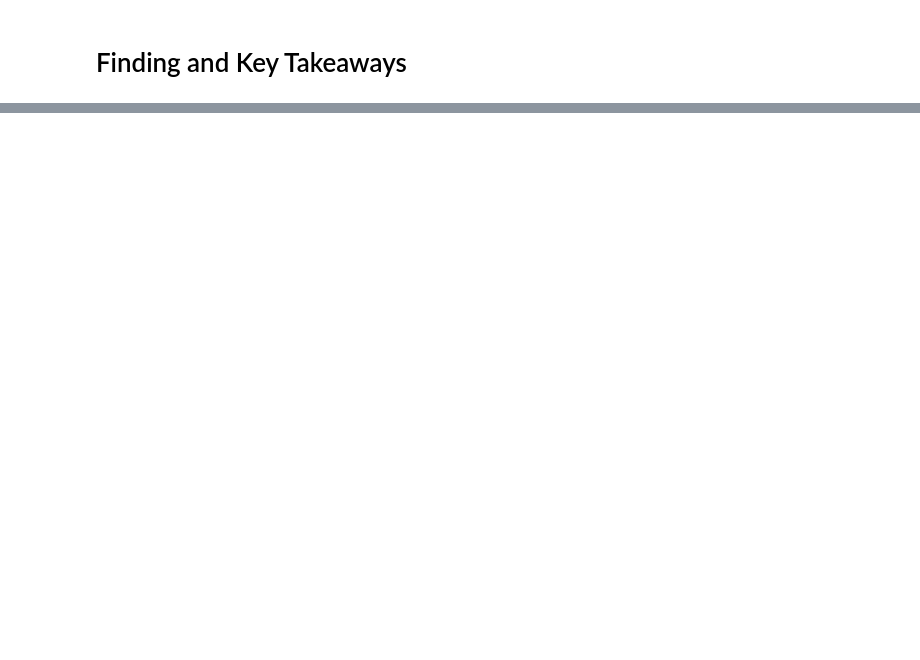
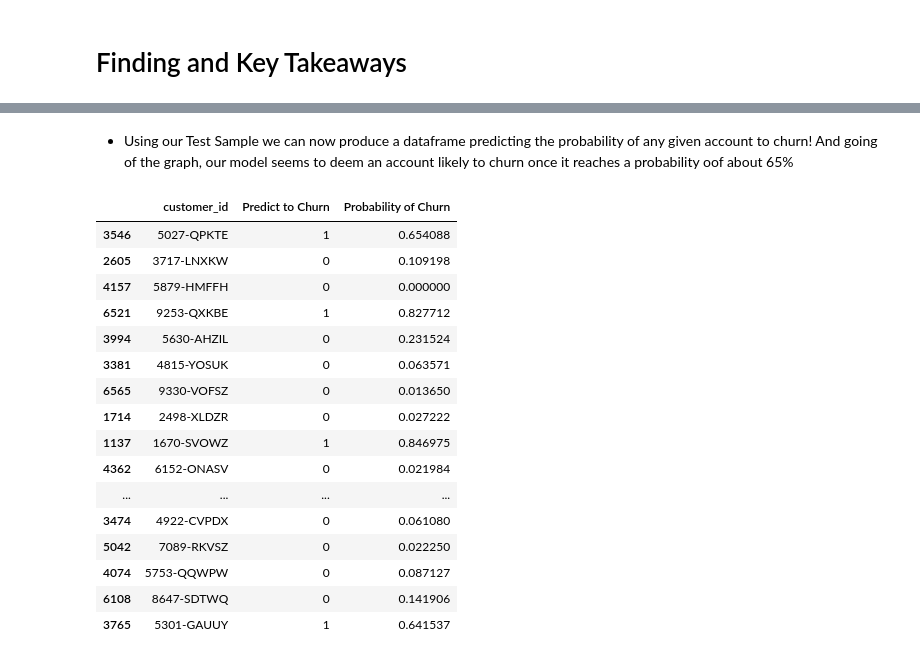
Before and after one commit to BraedenWright/classification-project, a Jupyter notebook: working_telco_report.ipynb, the cells around one changed output, grey strips where cells are left out. Cells and saved outputs as stored; diff of their text form; code cells hidden in the pictures; blank space fills up the shorter version.

```diff
--- a/working_telco_report.ipynb
+++ b/working_telco_report.ipynb
@@ -126,6 +126,7 @@ df.rename(columns={'gender_Male': 'is_male',
                    'payment_type_Mailed check': 'mailed_check'}, inplace=True)
 
 # also drop customer id for training purposes
+df_customer_id = df
 df = df.drop(columns=['customer_id'])
 # %%
 # check the sum of each column to see if there is any redundancy
@@ -611,0 +750,17 @@ train.head()
+# %%
+# Model 2 - Random Forest
+# Examine the model using validate sample
+# Make the Model
+forest = RandomForestClassifier(max_depth=11, min_samples_leaf=1, random_state=1313)
+
+# Fit the Model
+forest.fit(x_test, y_test)
+
+# Use the Model
+y_pred = forest.predict(x_test)
+y_proba = forest.predict_proba(x_test)
+
+performance = classification_report(y_test, y_pred, output_dict=True)
+
+# Classification Report
+pd.DataFrame(performance).transpose()
@@ -612,2 +778,11 @@ train.head()
 # %% [markdown]
 # Finding and Key Takeaways
+# %%
+# Make sure the Customer ID is available for our final predictions
+train, test_id = train_test_split(df_customer_id,
+                               train_size = 0.8,
+                               random_state=1313)
+
+final_prediction = test_id.customer_id
+final_prediction = pd.DataFrame(final_prediction)
+final_prediction.head()
@@ -613,0 +796,26 @@ train.head()
+# %%
+# Now lets add on our predictions and probabilities
+final_prediction['Predict to Churn'] = y_pred
+final_prediction['Probability of Churn'] = y_proba[0:1407, 1:1407]
+# %% [markdown]
+- Using our Test Sample we can now produce a dataframe predicting the probability of any given account to churn!  And going of the graph, our model seems to deem an account likely to churn once it reaches a probability oof about 65%
+# %%
+final_prediction
+# %% [output]
+|  | customer_id | Predict to Churn | Probability of Churn |
+| 3546 | 5027-QPKTE | 1 | 0.654088 |
+| 2605 | 3717-LNXKW | 0 | 0.109198 |
+| 4157 | 5879-HMFFH | 0 | 0.000000 |
+| 6521 | 9253-QXKBE | 1 | 0.827712 |
+| 3994 | 5630-AHZIL | 0 | 0.231524 |
+| 3381 | 4815-YOSUK | 0 | 0.063571 |
+| 6565 | 9330-VOFSZ | 0 | 0.013650 |
+| 1714 | 2498-XLDZR | 0 | 0.027222 |
+| 1137 | 1670-SVOWZ | 1 | 0.846975 |
+| 4362 | 6152-ONASV | 0 | 0.021984 |
+| ... | ... | ... | ... |
+| 3474 | 4922-CVPDX | 0 | 0.061080 |
+| 5042 | 7089-RKVSZ | 0 | 0.022250 |
+| 4074 | 5753-QQWPW | 0 | 0.087127 |
+| 6108 | 8647-SDTWQ | 0 | 0.141906 |
+| 3765 | 5301-GAUUY | 1 | 0.641537 |
```
Also changed, not shown: parts of 54 cells of this notebook, 1 other file.
